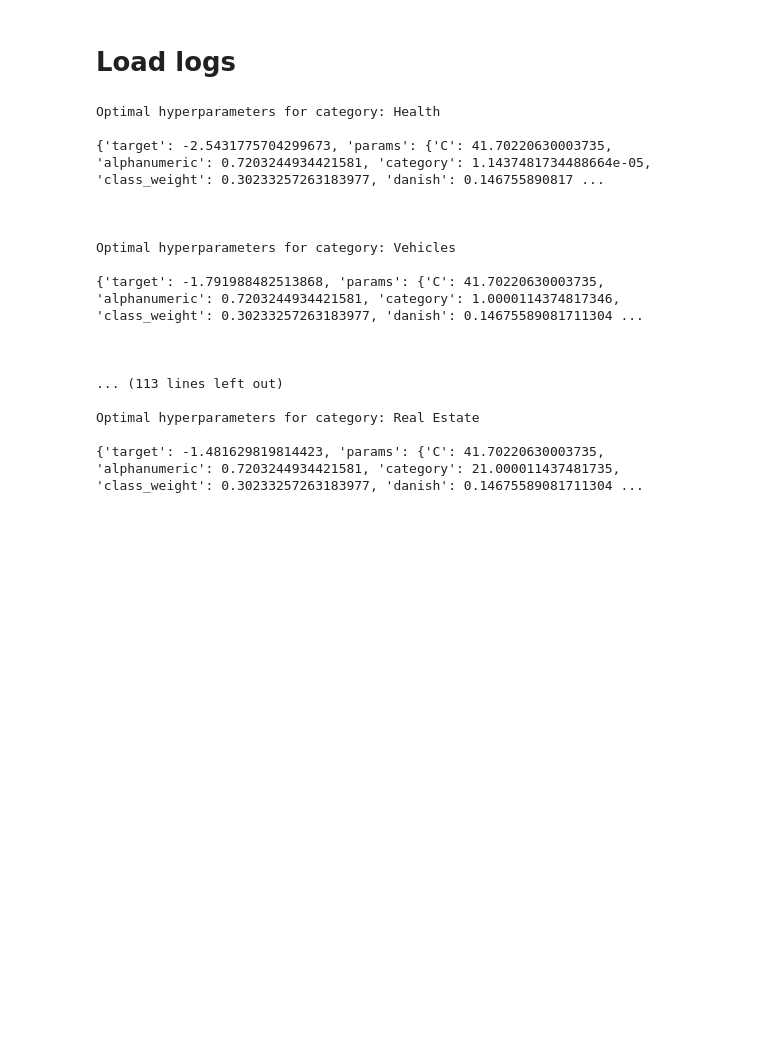
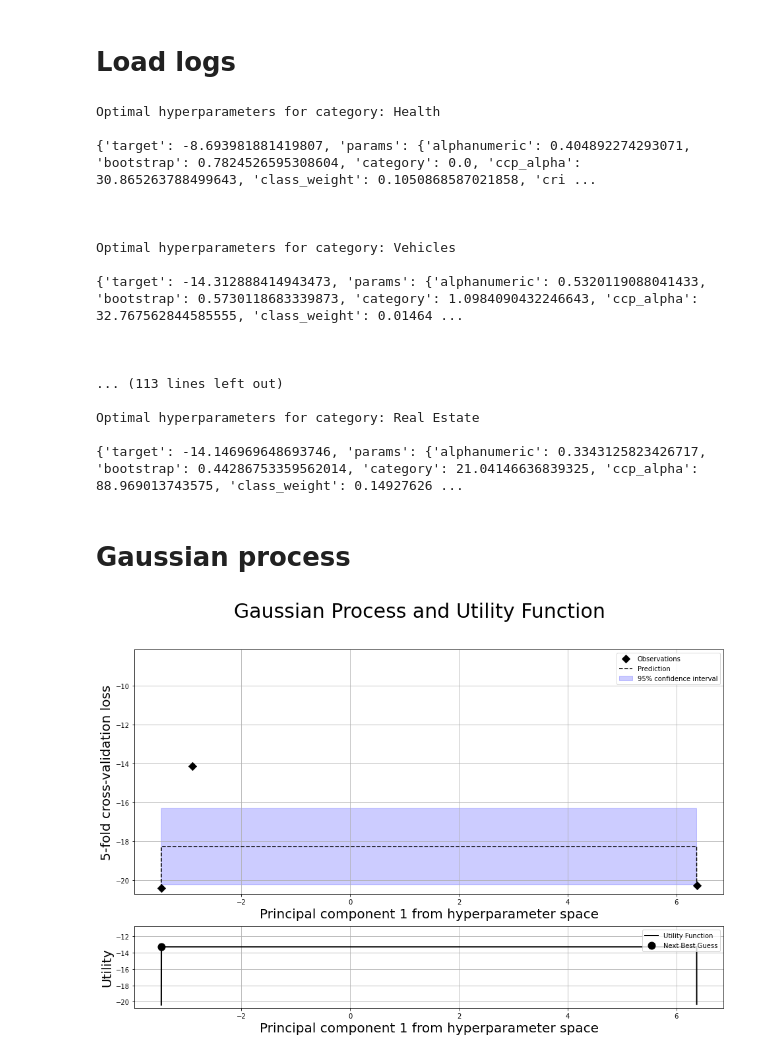
Before and after one commit to enriquedlh97/keyword_category_prediction_api, a Jupyter notebook: hyperparameter_optimization/random_forest/optimal_hyperparams_random_forest.ipynb, the cells around one changed output. Saved outputs shown, nothing was run; the diff lists cells and outputs as text; code cells hidden in the pictures; blank space fills up the shorter version.

Commit message:
Finishes hyperparam opt subroutines for all baseline models

```diff
--- a/hyperparameter_optimization/random_forest/optimal_hyperparams_random_forest.ipynb
+++ b/hyperparameter_optimization/random_forest/optimal_hyperparams_random_forest.ipynb
@@ -31,31 +32,36 @@ for category_idx in range(len(config['CLASS_NAMES'])):
 
   # Bounded region of parameter space
   pbounds = {
-      'category': (0, 0 + 0.1),
-      'C': (1e-5, 100),
-      'max_iter': (10, 10000),
-      'class_weight': (0, 1),
-      'vectorizer_selection': (0, 1),
-      'strip_accents': (0, 1),
-      'lowercase': (0, 1),
-      'ngram_range': (0, 1),
-      'english': (0, 1),
-      'italian': (0, 1),
-      'french': (0, 1),
-      'spanish': (0, 1),
-      'dutch': (0, 1),
-      'romanian': (0, 1),
-      'danish': (0, 1),
-      'norwegian': (0, 1),
-      'german': (0, 1),
-      'swedish': (0, 1),
-      'portuguese': (0, 1),
-      'finnish': (0, 1),
-      'alphanumeric': (0, 1),
-      'punctuation_and_lower_cased': (0, 1),
-      'new_lines': (0, 1),
-      'non_ascii': (0, 1),
-  }
+    'category': (0, 0 + 0.1),
+    'n_estimators': (1, 20),
+    'criterion': (0, 1),
+    'max_features': (0, 1),
+    'bootstrap': (0, 1),
+    'warm_start': (0, 1),
+    'class_weight': (0, 1),
+    'ccp_alpha': (1e-5, 100),
+    'vectorizer_selection': (0, 1),
+    'strip_accents': (0, 1),
+    'lowercase': (0, 1),
+    'ngram_range': (0, 1),
+    'english': (0, 1),
+    'italian': (0, 1),
+    'french': (0, 1),
+    'spanish': (0, 1),
+    'dutch': (0, 1),
+    'romanian': (0, 1),
+    'danish': (0, 1),
+    'norwegian': (0, 1),
+    'german': (0, 1),
+    'swedish': (0, 1),
+    'portuguese': (0, 1),
+    'finnish': (0, 1),
+    'alphanumeric': (0, 1),
+    'punctuation_and_lower_cased': (0, 1),
+    'new_lines': (0, 1),
+    'non_ascii': (0, 1),
+}
+
 
 
   optimizer = BayesianOptimization(
@@ -65,19 +71,19 @@ for category_idx in range(len(config['CLASS_NAMES'])):
       random_state=1,
   )
 
-  load_logs(optimizer, logs=[f"hyperparameter_optimization/support_vector_machine/logs/logs_{config['CLASS_NAMES'][category_idx].lower().replace(' ', '_')}.json"])
+  load_logs(optimizer, logs=[f"hyperparameter_optimization/random_forest/logs/logs_{config['CLASS_NAMES'][category_idx].lower().replace(' ', '_')}.json"])
 
   print(optimizer.max, '\n')
 # %% [output]
 Optimal hyperparameters for category: Health
 
-{'target': -2.5431775704299673, 'params': {'C': 41.70220630003735, 'alphanumeric': 0.7203244934421581, 'category': 1.1437481734488664e-05, 'class_weight': 0.30233257263183977, 'danish': 0.146755890817 ...
+{'target': -8.693981881419807, 'params': {'alphanumeric': 0.404892274293071, 'bootstrap': 0.7824526595308604, 'category': 0.0, 'ccp_alpha': 30.865263788499643, 'class_weight': 0.1050868587021858, 'cri ...
 
 
 
 Optimal hyperparameters for category: Vehicles
 
-{'target': -1.791988482513868, 'params': {'C': 41.70220630003735, 'alphanumeric': 0.7203244934421581, 'category': 1.0000114374817346, 'class_weight': 0.30233257263183977, 'danish': 0.14675589081711304 ...
+{'target': -14.312888414943473, 'params': {'alphanumeric': 0.5320119088041433, 'bootstrap': 0.5730118683339873, 'category': 1.0984090432246643, 'ccp_alpha': 32.767562844585555, 'class_weight': 0.01464 ...
 
 
 
@@ -85,4 +91,10 @@ Optimal hyperparameters for category: Vehicles
 
 Optimal hyperparameters for category: Real Estate
 
-{'target': -1.481629819814423, 'params': {'C': 41.70220630003735, 'alphanumeric': 0.7203244934421581, 'category': 21.000011437481735, 'class_weight': 0.30233257263183977, 'danish': 0.14675589081711304 ...
+{'target': -14.146969648693746, 'params': {'alphanumeric': 0.3343125823426717, 'bootstrap': 0.44286753359562014, 'category': 21.04146636839325, 'ccp_alpha': 88.969013743575, 'class_weight': 0.14927626 ...
+# %% [markdown]
+# Gaussian process
+# %%
+plot_gp(optimizer, axis_color='black', fc_color='b', ec_color='b', alpha=.2)
+# %% [output]
+[figure, added]
```
Also changed, not shown: parts of 1 cell of this notebook, 5 other files.
